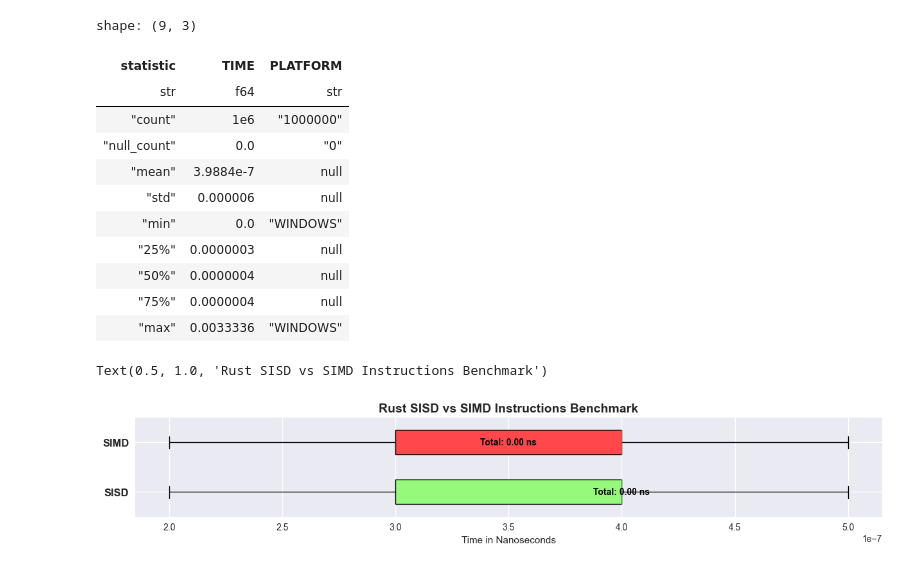
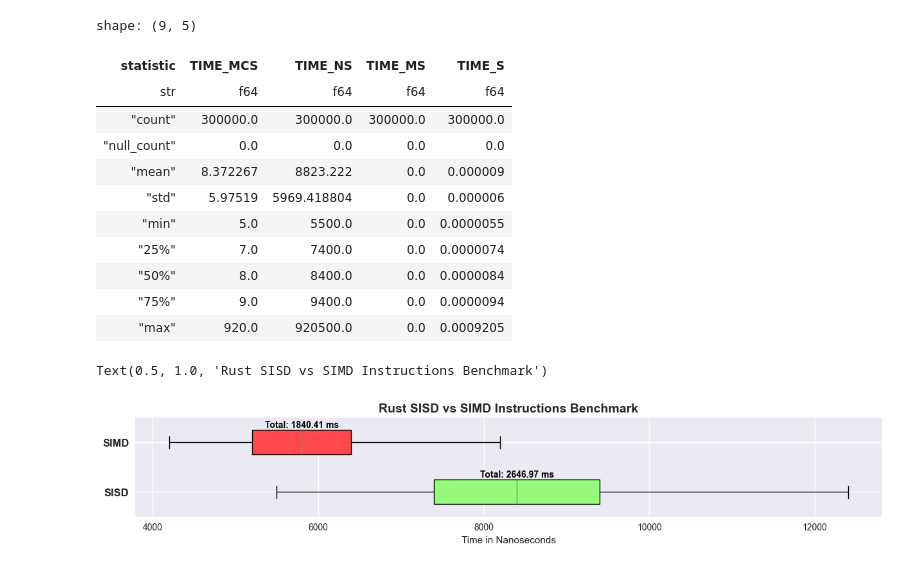
Before and after one commit to denmarkx/rust-performance-analysis, a Jupyter notebook: benchmark_data/final_report_notebook.ipynb, the cells around one changed output. Saved outputs shown, nothing was run; the diff lists cells and outputs as text; code cells hidden in the pictures.

Commit message:
benchmark_data: simd vs sisd.

```diff
--- a/benchmark_data/final_report_notebook.ipynb
+++ b/benchmark_data/final_report_notebook.ipynb
@@ -76,51 +75,51 @@ ax.set_title("Bubble Sort Benchmark: Rust and Unsafe Rust", fontsize=18, fontwei
 ax.set_xlabel("Time in Seconds", fontsize=14);
 # %%
 # GRAPH 3: SISD vs SIMD (FINAL)
-df_sisd = pl.read_parquet("sum_sisd_combined.parquet").filter(pl.col("PLATFORM") == "WINDOWS")
-df_simd = pl.read_parquet("sum_simd_combined.parquet").filter(pl.col("PLATFORM") == "WINDOWS")
+df_sisd = pl.read_parquet("elementary_ops_sisd.parquet")
+df_simd = pl.read_parquet("elementary_ops_simd.parquet")
 df_sisd.describe()
 # %% [output]
-shape: (9, 3)
+shape: (9, 5)
-| statistic | TIME | PLATFORM |
-| str | f64 | str |
-| "count" | 1e6 | "1000000" |
-| "null_count" | 0.0 | "0" |
-| "mean" | 3.9884e-7 | null |
-| "std" | 0.000006 | null |
-| "min" | 0.0 | "WINDOWS" |
-| "25%" | 0.0000003 | null |
-| "50%" | 0.0000004 | null |
-| "75%" | 0.0000004 | null |
-| "max" | 0.0033336 | "WINDOWS" |
+| statistic | TIME_MCS | TIME_NS | TIME_MS | TIME_S |
+| str | f64 | f64 | f64 | f64 |
+| "count" | 300000.0 | 300000.0 | 300000.0 | 300000.0 |
+| "null_count" | 0.0 | 0.0 | 0.0 | 0.0 |
+| "mean" | 8.372267 | 8823.222 | 0.0 | 0.000009 |
+| "std" | 5.97519 | 5969.418804 | 0.0 | 0.000006 |
+| "min" | 5.0 | 5500.0 | 0.0 | 0.0000055 |
+| "25%" | 7.0 | 7400.0 | 0.0 | 0.0000074 |
+| "50%" | 8.0 | 8400.0 | 0.0 | 0.0000084 |
+| "75%" | 9.0 | 9400.0 | 0.0 | 0.0000094 |
+| "max" | 920.0 | 920500.0 | 0.0 | 0.0009205 |
 # %%
 # GRAPH 3: SISD vs SIMD (FINAL)
 fig, ax = plt.subplots(figsize=(15, 2))
 
 # SISD:
-win_plot_sisd_df = df_sisd["TIME"]
+win_plot_sisd_df = df_sisd["TIME_NS"]
 win_plot = ax.boxplot(
     x=win_plot_sisd_df, positions=[1],
     orientation="horizontal", patch_artist=True, showfliers=0, widths=[0.5])
 for box in win_plot["boxes"]:
     box.set_facecolor("xkcd:light green")
 
-sisd_total = ax.annotate("Total: %.2f ns" % 0, xy=(win_plot_sisd_df.median() - .5e-7, 1.95), fontweight="bold", color="black")
+sisd_total = ax.annotate("Total: %.2f ms" % (win_plot_sisd_df.sum() / 1e+6), xy=(win_plot_sisd_df.median(), 1.3), fontweight="bold", color="black")
 sisd_total.set_horizontalalignment("center")
 
 # SIMD:
-win_plot_simd_df = df_simd["TIME"]
+win_plot_simd_df = df_simd["TIME_NS"]
 win_plot = ax.boxplot(
     x=win_plot_simd_df, positions=[2],
     orientation="horizontal", patch_artist=True, showfliers=0, widths=[0.5])
 for box in win_plot["boxes"]:
     box.set_facecolor("xkcd:light red")
-simd_total = ax.annotate("Total: %.2f ns" % 0, xy=(win_plot_simd_df.median(), 0.95), fontweight="bold", color="black")
+simd_total = ax.annotate("Total: %.2f ms" % (win_plot_simd_df.sum() / 1e+6), xy=(win_plot_simd_df.median(), 2.3), fontweight="bold", color="black")
 simd_total.set_horizontalalignment("center")
 
 ax.set_yticks([1, 2])
 ax.set_yticklabels(["SISD", "SIMD"], fontweight="bold", fontsize=12)
 ax.set_xlabel("Time in Nanoseconds");
 ax.set_title("Rust SISD vs SIMD Instructions Benchmark", fontsize=14, fontweight="bold")
 # %% [output]
 Text(0.5, 1.0, 'Rust SISD vs SIMD Instructions Benchmark')
-[figure, old version]
+[figure, new version]
```
Also changed, not shown: parts of 2 cells of this notebook, 2 other files.
